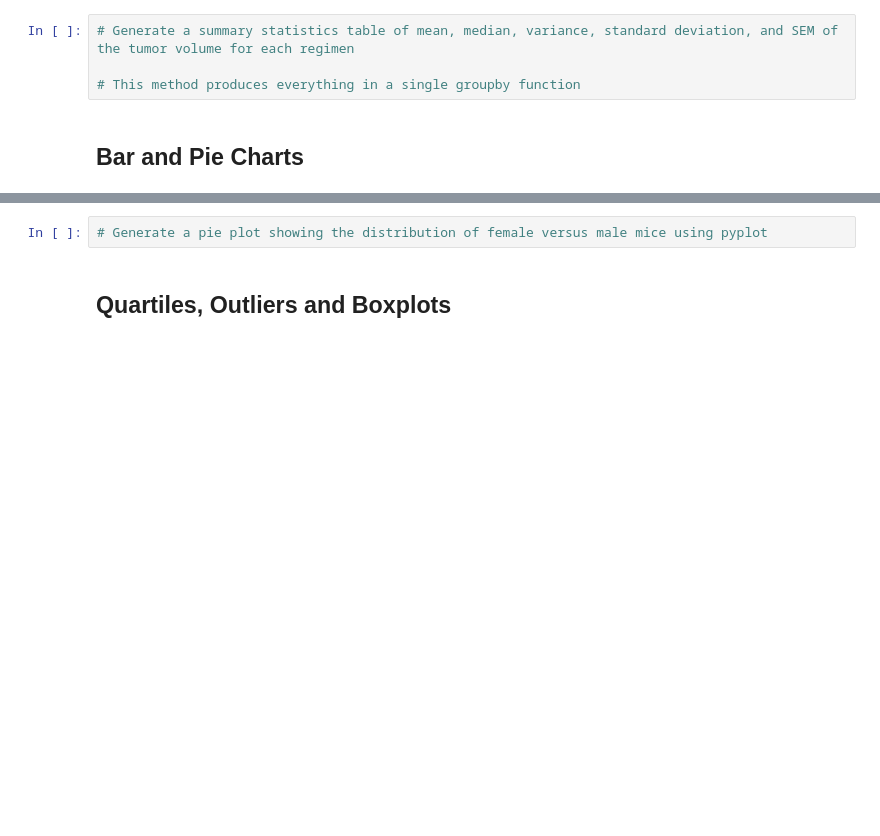
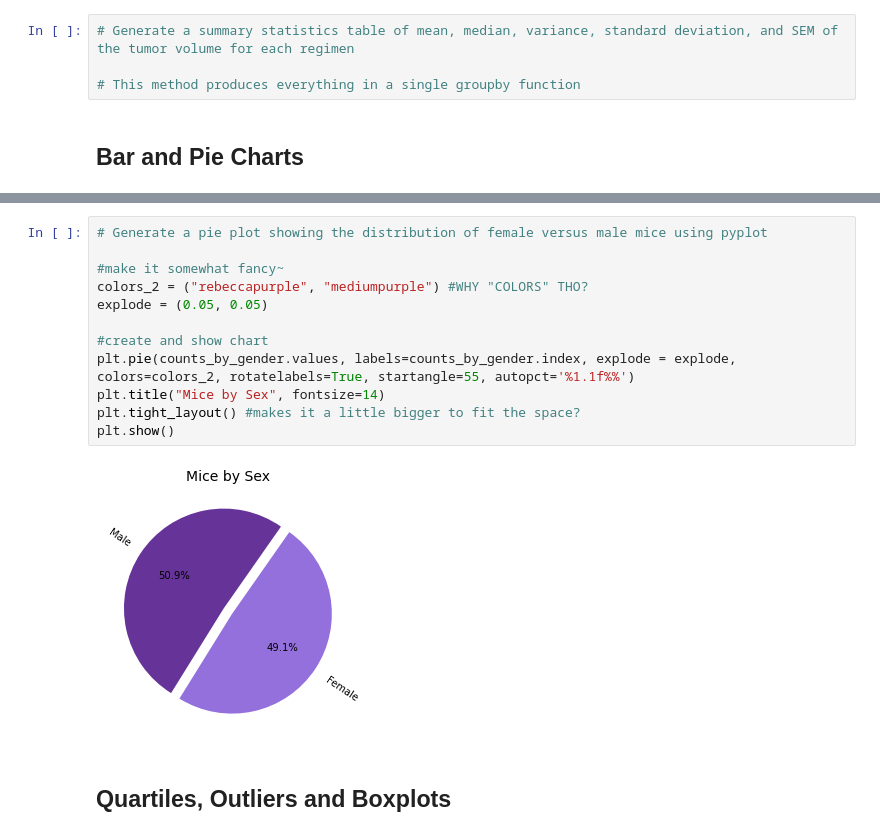
Before and after one commit to ptsaitta/matplotlib-challenge, a Jupyter notebook: Pymaceuticals/pymaceuticals_starter.ipynb, the cells around one changed output, grey strips where cells are left out. Cells and saved outputs as stored; diff of their text form; blank space fills up the shorter version.

```diff
--- a/Pymaceuticals/pymaceuticals_starter.ipynb
+++ b/Pymaceuticals/pymaceuticals_starter.ipynb
@@ -216,5 +246,17 @@ plt.show()
-# %%
-# Generate a pie plot showing the distribution of female versus male mice using pyplot
+# %%
+# Generate a pie plot showing the distribution of female versus male mice using pyplot
+
+#make it somewhat fancy~
+colors_2 = ("rebeccapurple", "mediumpurple") #WHY "COLORS" THO?
+explode = (0.05, 0.05)
+
+#create and show chart
+plt.pie(counts_by_gender.values, labels=counts_by_gender.index, explode = explode, colors=colors_2, rotatelabels=True, startangle=55, autopct='%1.1f%%')
+plt.title("Mice by Sex", fontsize=14)
+plt.tight_layout() #makes it a little bigger to fit the space?
+plt.show()
+# %% [output]
+[figure, added]
 # %% [markdown]
 ## Quartiles, Outliers and Boxplots
 # %%
```
Also changed, not shown: parts of 14 cells of this notebook.
